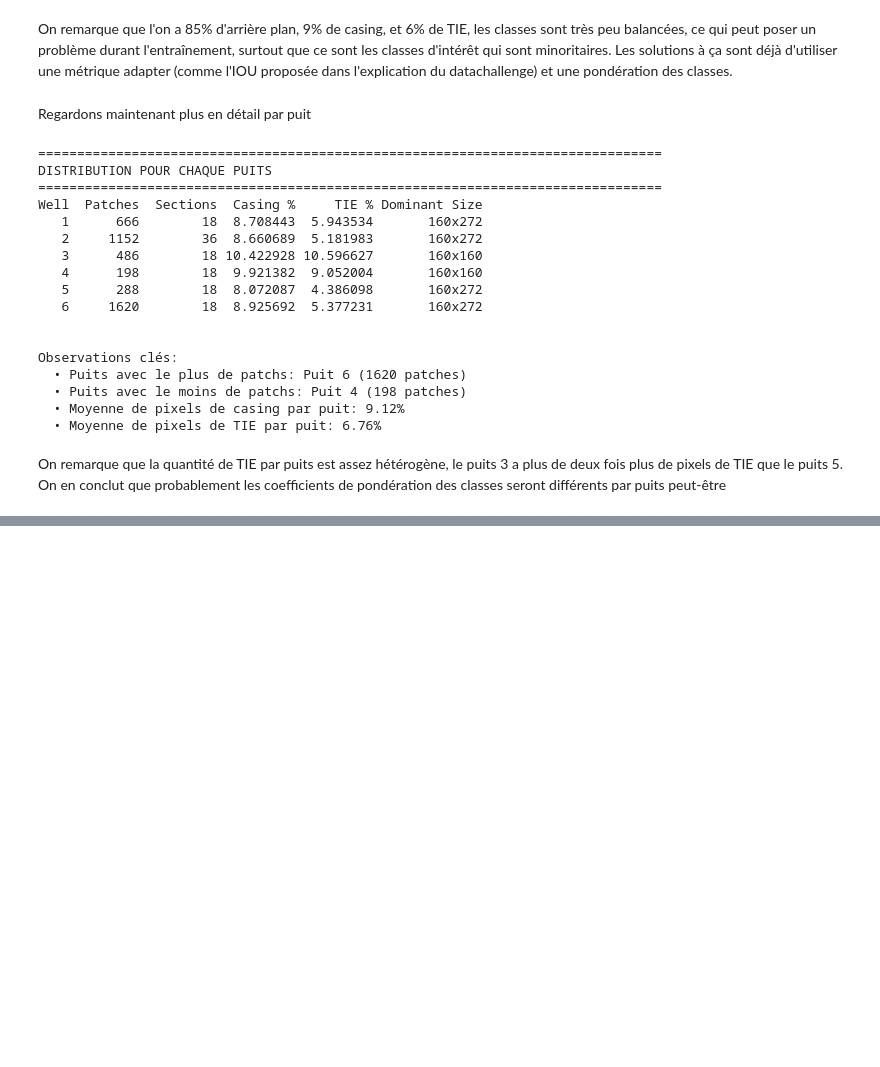
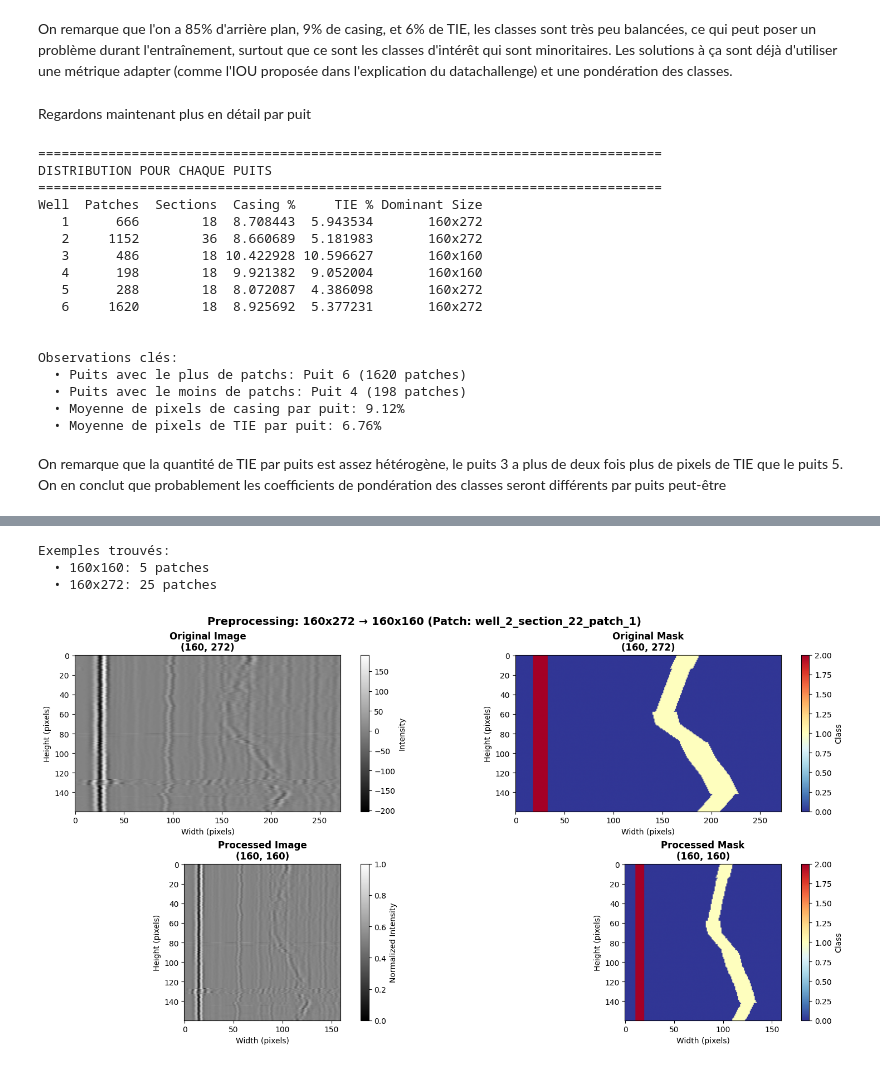
Before and after one commit to victorcamps70/deep-datachallenge, a Jupyter notebook: presentation.ipynb, the cells around one changed output, grey strips where cells are left out. Cells and saved outputs as stored; diff of their text form; code cells hidden in the pictures; blank space fills up the shorter version.

Commit message:
preprocessing v1 done

```diff
--- a/presentation.ipynb
+++ b/presentation.ipynb
@@ -355,0 +343,74 @@ On remarque que la quantité de TIE par puits est assez hétérogène, le puits
+# %%
+# Charger des exemples d'images avec différentes dimensions
+examples_160x160 = []
+examples_160x272 = []
+
+for patch_name in y_train.index[:30]:
+    image_path = x_train_dir / f"{patch_name}.npy"
+    image = np.load(image_path)
+
+    label_values = np.array([v for v in y_train.loc[patch_name] if v != -1])
+    label = label_values.reshape(160, -1)
+
+    if image.shape == (160, 160):
+        examples_160x160.append((patch_name, image, label))
+    elif image.shape == (160, 272):
+        examples_160x272.append((patch_name, image, label))
+
+print(f"Exemples trouvés:")
+print(f"  • 160x160: {len(examples_160x160)} patches")
+print(f"  • 160x272: {len(examples_160x272)} patches")
+# %% [output]
+Exemples trouvés:
+  • 160x160: 5 patches
+  • 160x272: 25 patches
+# %%
+# Afficher le résultat du preprocessing pour une image 160x272
+if examples_160x272:
+    patch_name, original_image, original_mask = examples_160x272[0]
+
+    # Appliquer le preprocessing
+    processed_image, processed_mask = preprocessor.full_preprocessing(
+        original_image, original_mask, normalize=True
+    )
+
+    # Visualiser avant/après
+    fig, axes = plt.subplots(2, 2, figsize=(16, 8))
+    fig.suptitle(f'Preprocessing: 160x272 → 160x160 (Patch: {patch_name})',
+                 fontsize=14, fontweight='bold')
+
+    # Ligne 1: Original (image + mask)
+    ax1 = axes[0, 0]
+    im1 = ax1.imshow(original_image, cmap='gray')
+    ax1.set_title(f'Original Image\n{original_image.shape}', fontweight='bold')
+    ax1.set_xlabel('Width (pixels)')
+    ax1.set_ylabel('Height (pixels)')
+    plt.colorbar(im1, ax=ax1, label='Intensity')
+
+    ax2 = axes[0, 1]
+    im2 = ax2.imshow(original_mask, cmap='RdYlBu_r', vmin=0, vmax=2)
+    ax2.set_title(f'Original Mask\n{original_mask.shape}', fontweight='bold')
+    ax2.set_xlabel('Width (pixels)')
+    ax2.set_ylabel('Height (pixels)')
+    plt.colorbar(im2, ax=ax2, label='Class')
+
+
+    # Ligne 2: Processed (image + mask)
+    ax3 = axes[1, 0]
+    im3 = ax3.imshow(processed_image, cmap='gray')
+    ax3.set_title(f'Processed Image\n{processed_image.shape}', fontweight='bold')
+    ax3.set_xlabel('Width (pixels)')
+    ax3.set_ylabel('Height (pixels)')
+    plt.colorbar(im3, ax=ax3, label='Normalized Intensity')
+
+    ax4 = axes[1, 1]
+    im4 = ax4.imshow(processed_mask, cmap='RdYlBu_r', vmin=0, vmax=2)
+    ax4.set_title(f'Processed Mask\n{processed_mask.shape}', fontweight='bold')
+    ax4.set_xlabel('Width (pixels)')
+    ax4.set_ylabel('Height (pixels)')
+    plt.colorbar(im4, ax=ax4, label='Class')
+
+    plt.tight_layout()
+    plt.show()
+# %% [output]
+[figure, added]
```
Also changed, not shown: parts of 17 cells of this notebook, 1 other file.
